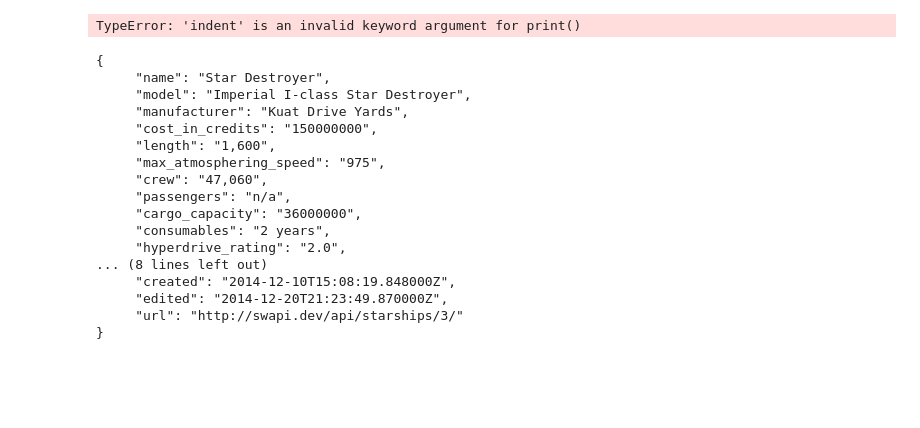
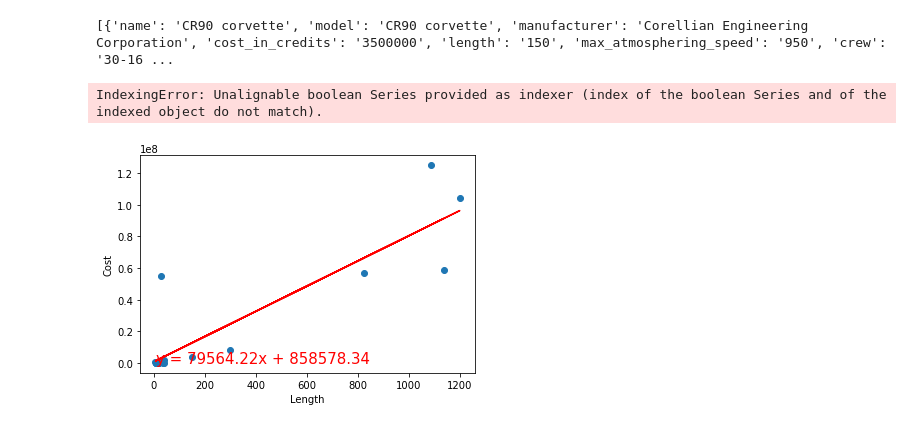
Before and after one commit to rkirsten88/Project1-A_Star_Wars_Story, a Jupyter notebook: Untitled.ipynb, the cells around one changed output. Cells and saved outputs as stored; diff of their text form; code cells hidden in the pictures; blank space fills up the shorter version.

```diff
--- a/Untitled.ipynb
+++ b/Untitled.ipynb
@@ -8,32 +8,52 @@ import scipy.stats as sts
 # %%
-numberOfPages = 3
-starships  = []
+numberOfPages = 4
+starshipsInfo  = []
 for page in range(numberOfPages):
     starshipsURL = "http://swapi.dev/api/starships/?page="
     starshipsResponse = (requests.get(starshipsURL + str(page + 1)).json())["results"]
     for x in starshipsResponse:
-        starships.append(x)
-print(starships)
+        starshipsInfo.append(x)
+print(starshipsInfo)
 # %% [output]
-TypeError: 'indent' is an invalid keyword argument for print()
+[{'name': 'CR90 corvette', 'model': 'CR90 corvette', 'manufacturer': 'Corellian Engineering Corporation', 'cost_in_credits': '3500000', 'length': '150', 'max_atmosphering_speed': '950', 'crew': '30-16 ...
-# %%
-starships = starshipsResponse['results']
-print(json.dumps(starships, indent=5))
-# %% [output]
-{
-     "name": "Star Destroyer",
-     "model": "Imperial I-class Star Destroyer",
-     "manufacturer": "Kuat Drive Yards",
-     "cost_in_credits": "150000000",
-     "length": "1,600",
-     "max_atmosphering_speed": "975",
-     "crew": "47,060",
-     "passengers": "n/a",
-     "cargo_capacity": "36000000",
-     "consumables": "2 years",
-     "hyperdrive_rating": "2.0",
-... (8 lines left out)
-     "created": "2014-12-10T15:08:19.848000Z",
-     "edited": "2014-12-20T21:23:49.870000Z",
-     "url": "http://swapi.dev/api/starships/3/"
-}
+# %%
+starshipsData = pd.DataFrame(starshipsInfo)
+starshipsData = starshipsData.rename(columns={'name' : 'Name',
+                                              'model' : 'Model',
+                                              'manufacturer' : 'Manufacturer',
+                                              'cost_in_credits' : 'Cost',
+                                              'length' : 'Length',
+                                              'max_atmosphering_speed' : 'Max Speed',
+                                              'crew' : 'Crew',
+                                              'passengers' : 'Passengers',
+                                              'cargo_capacity' : 'Cargo Capacity',
+                                              'consumables' : 'Consumables',
+                                              'hyperdrive_rating' : 'Hyperdrive Rating',
+                                              'MGLT' : 'MGLT',
+                                              'starship_class' : 'Starship Class',
+                                              'pilots' : 'Pilots',
+                                              'films' : 'Films',
+                                              'created' : 'Created',
+                                              'edited' : 'Edited',
+                                              'url': 'URL'})
+starshipsData.head()
+starshipsData2 = starshipsData.loc[(starshipsData['Cost'] != 'unknown') & (starshipsData['Length'] != '1,600')]
+starshipsData3 = starshipsData.loc[(starshipsData2['Name'] != 'Death Star') & (starshipsData2['Name'] != 'Executor')]
+starshipsData3['Cost'] = starshipsData3['Cost'].astype(float)
+starshipsData3['Length'] = starshipsData3['Length'].astype(float)
+# %% [output]
+IndexingError: Unalignable boolean Series provided as indexer (index of the boolean Series and of the indexed object do not match).
+# %%
+x_values = starshipsData['Length']
+y_values = starshipsData['Cost']
+(slope, intercept, rvalue, pvalue, stderr) = linregress(x_values, y_values)
+regress_values = x_values * slope + intercept
+line_eq = "y = " + str(round(slope,2)) + "x + " + str(round(intercept,2))
+plt.scatter(x_values,y_values)
+plt.plot(x_values,regress_values,"r-")
+plt.annotate(line_eq,(6,10),fontsize=15,color="red")
+plt.xlabel('Length')
+plt.ylabel('Cost')
+plt.show()
+# %% [output]
+[figure, added]
```
Also changed, not shown: parts of 2 cells of this notebook.
